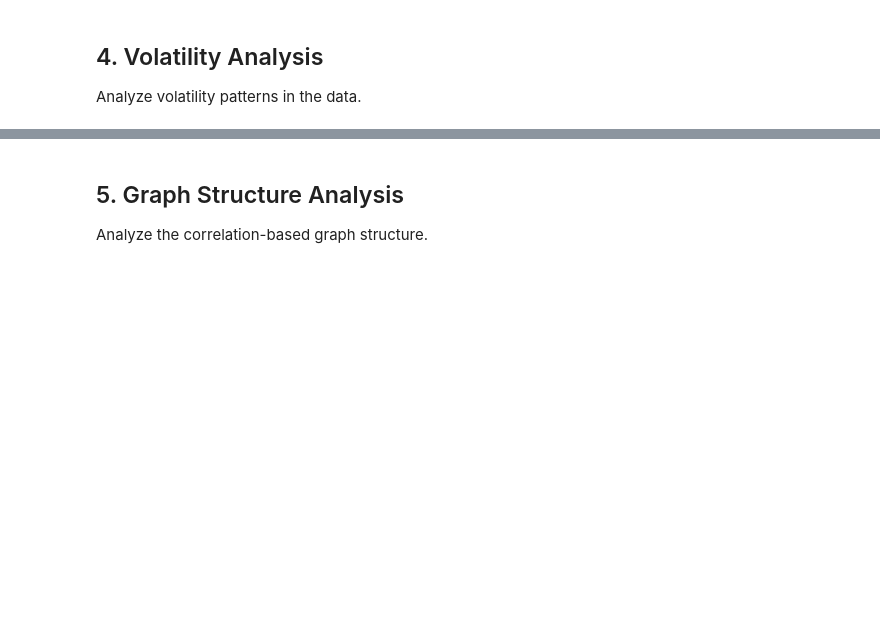
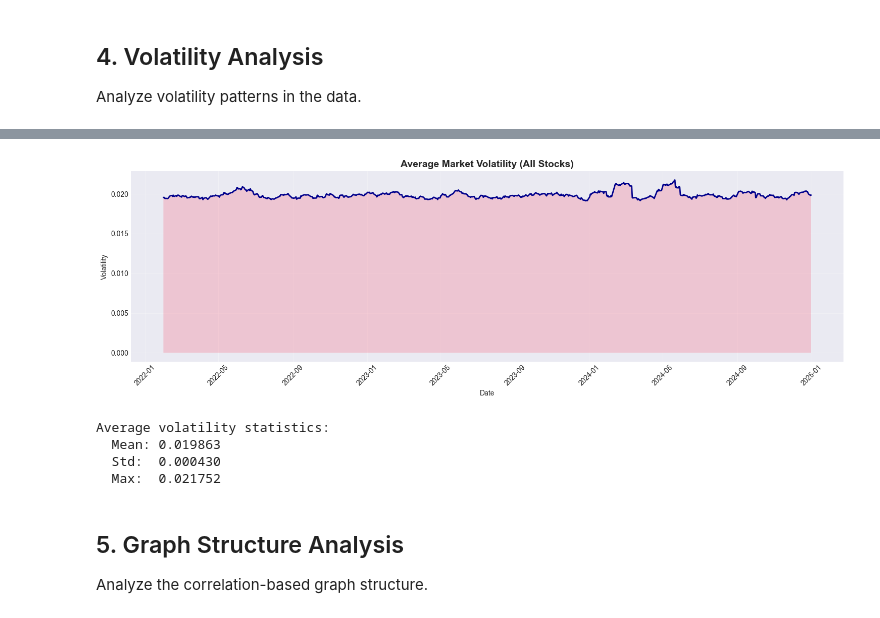
Before and after one commit to 23070601/NCKH, a Jupyter notebook: notebooks/2_data_preparation.ipynb, the cells around one changed output, grey strips where cells are left out. Drawn from its saved outputs; the diff is of its cells as text; code cells hidden in the pictures; blank space fills up the shorter version.

```diff
--- a/notebooks/2_data_preparation.ipynb
+++ b/notebooks/2_data_preparation.ipynb
@@ -175,22 +249,32 @@ plt.show()
 # %%
 # Average volatility across all stocks
 avg_volatility = np.nanmean(volatilities, axis=0)
+
+# Use dates aligned with volatility data (starting from index 1)
+all_dates = pd.to_datetime(values.loc[stocks[0]].index)
+dates = all_dates[1:]
 
 plt.figure(figsize=(15, 5))
 plt.plot(dates, avg_volatility, linewidth=2, color='darkblue')
 plt.fill_between(dates, avg_volatility, alpha=0.3)
 plt.title('Average Market Volatility (All Stocks)', fontsize=14, fontweight='bold')
 plt.xlabel('Date')
 plt.ylabel('Volatility')
 plt.grid(True, alpha=0.3)
 plt.xticks(rotation=45)
 plt.tight_layout()
 plt.show()
 
 print(f"\nAverage volatility statistics:")
 print(f"  Mean: {np.nanmean(avg_volatility):.6f}")
 print(f"  Std:  {np.nanstd(avg_volatility):.6f}")
 print(f"  Max:  {np.nanmax(avg_volatility):.6f}")
+# %% [output]
+[figure, added]
+Average volatility statistics:
+  Mean: 0.019863
+  Std:  0.000430
+  Max:  0.021752
 # %% [markdown]
 ## 5. Graph Structure Analysis
 
```
Also changed, not shown: parts of 11 cells of this notebook, 17 other files.
